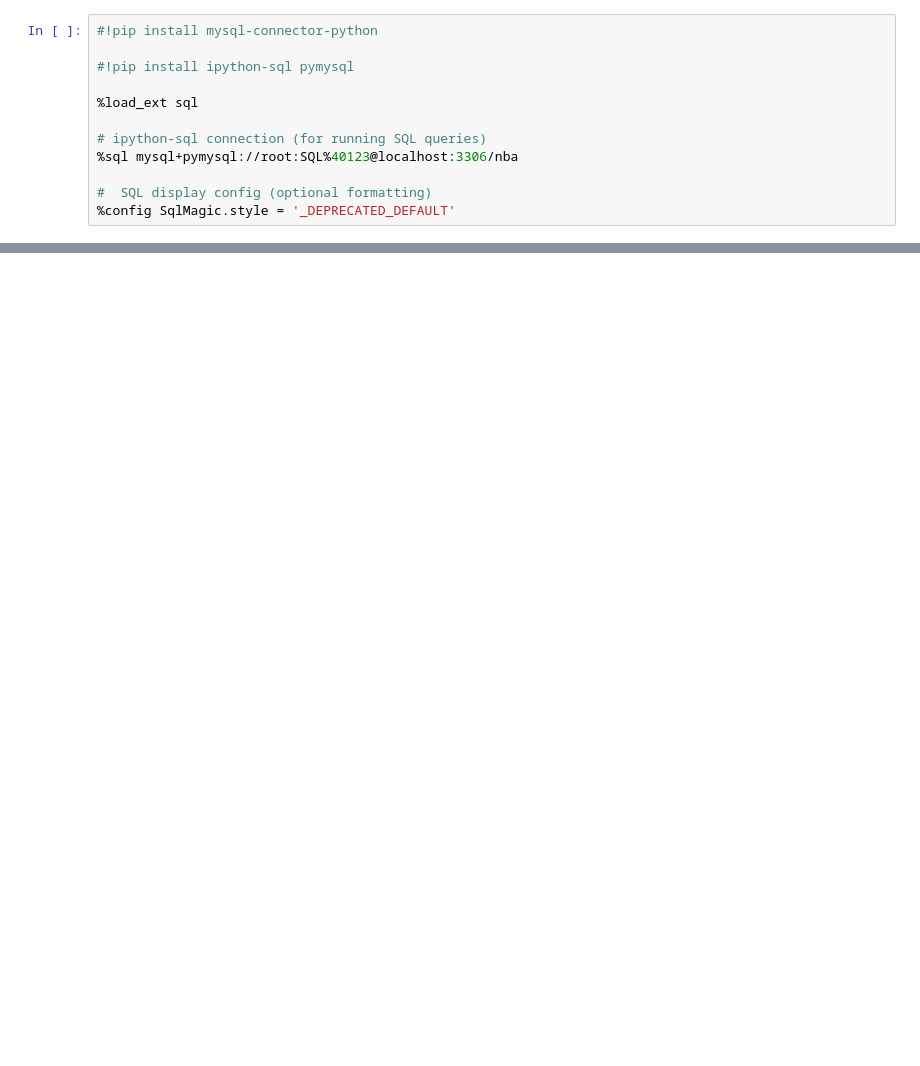
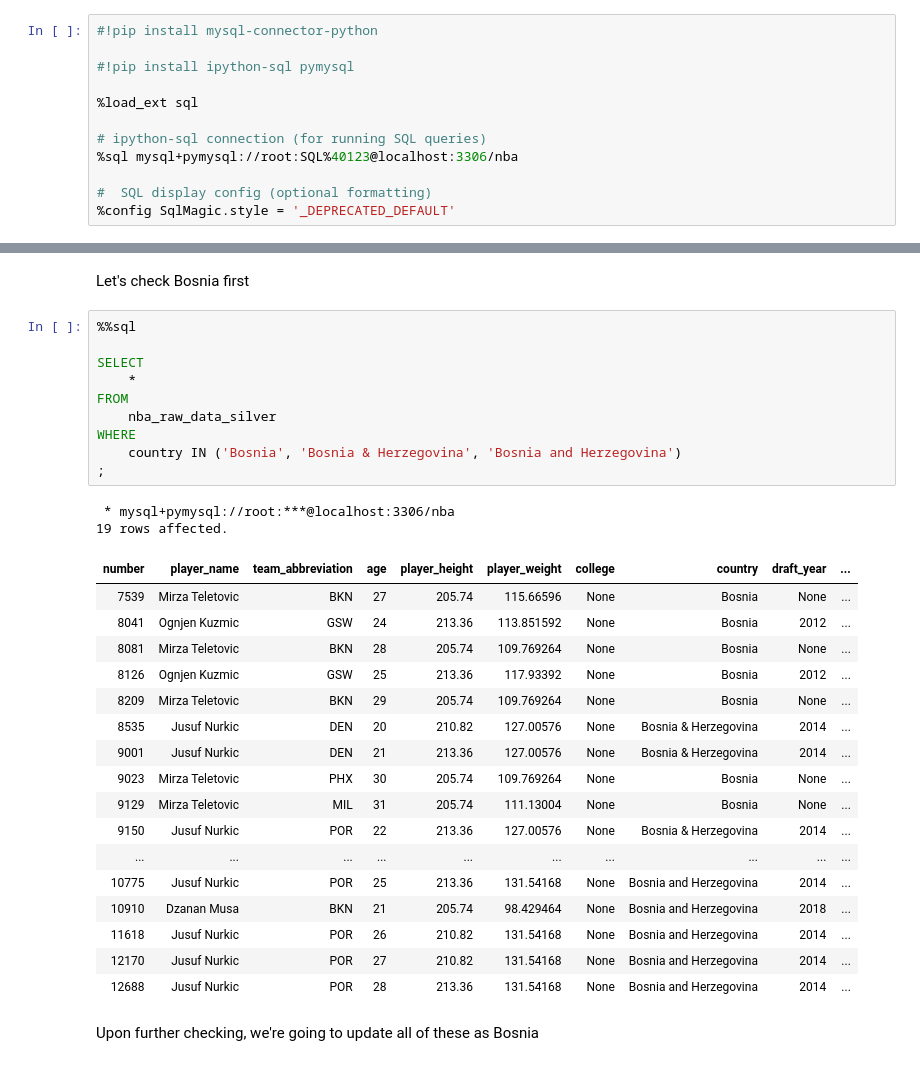
Before and after one commit to JudeIsuruFernando/Crowning-the-GOAT-A-Data-Driven-NBA-Basketball-Analysis, a Jupyter notebook: Notebooks/Cleaning/Data Cleaning Magic SQL.ipynb, the cells around one changed output, grey strips where cells are left out. Drawn from its saved outputs; the diff is of its cells as text; blank space fills up the shorter version.

Commit message:
Cleaned up to country column

```diff
--- a/Notebooks/Cleaning/Data Cleaning Magic SQL.ipynb
+++ b/Notebooks/Cleaning/Data Cleaning Magic SQL.ipynb
@@ -34,0 +103,34 @@ LIMIT
+# %% [markdown]
+Let's check Bosnia first
+# %%
+%%sql
+
+SELECT
+    *
+FROM
+    nba_raw_data_silver
+WHERE
+    country IN ('Bosnia', 'Bosnia & Herzegovina', 'Bosnia and Herzegovina')
+;
+# %% [output]
+ * mysql+pymysql://root:***@localhost:3306/nba
+19 rows affected.
+| number | player_name | team_abbreviation | age | player_height | player_weight | college | country | draft_year | ... |
+| 7539 | Mirza Teletovic | BKN | 27 | 205.74 | 115.66596 | None | Bosnia | None | ... |
+| 8041 | Ognjen Kuzmic | GSW | 24 | 213.36 | 113.851592 | None | Bosnia | 2012 | ... |
+| 8081 | Mirza Teletovic | BKN | 28 | 205.74 | 109.769264 | None | Bosnia | None | ... |
+| 8126 | Ognjen Kuzmic | GSW | 25 | 213.36 | 117.93392 | None | Bosnia | 2012 | ... |
+| 8209 | Mirza Teletovic | BKN | 29 | 205.74 | 109.769264 | None | Bosnia | None | ... |
+| 8535 | Jusuf Nurkic | DEN | 20 | 210.82 | 127.00576 | None | Bosnia & Herzegovina | 2014 | ... |
+| 9001 | Jusuf Nurkic | DEN | 21 | 213.36 | 127.00576 | None | Bosnia & Herzegovina | 2014 | ... |
+| 9023 | Mirza Teletovic | PHX | 30 | 205.74 | 109.769264 | None | Bosnia | None | ... |
+| 9129 | Mirza Teletovic | MIL | 31 | 205.74 | 111.13004 | None | Bosnia | None | ... |
+| 9150 | Jusuf Nurkic | POR | 22 | 213.36 | 127.00576 | None | Bosnia & Herzegovina | 2014 | ... |
+| ... | ... | ... | ... | ... | ... | ... | ... | ... | ... |
+| 10775 | Jusuf Nurkic | POR | 25 | 213.36 | 131.54168 | None | Bosnia and Herzegovina | 2014 | ... |
+| 10910 | Dzanan Musa | BKN | 21 | 205.74 | 98.429464 | None | Bosnia and Herzegovina | 2018 | ... |
+| 11618 | Jusuf Nurkic | POR | 26 | 210.82 | 131.54168 | None | Bosnia and Herzegovina | 2014 | ... |
+| 12170 | Jusuf Nurkic | POR | 27 | 210.82 | 131.54168 | None | Bosnia and Herzegovina | 2014 | ... |
+| 12688 | Jusuf Nurkic | POR | 28 | 213.36 | 131.54168 | None | Bosnia and Herzegovina | 2014 | ... |
+# %% [markdown]
+Upon further checking, we're going to update all of these as Bosnia
```
Also changed, not shown: parts of 39 cells of this notebook.
